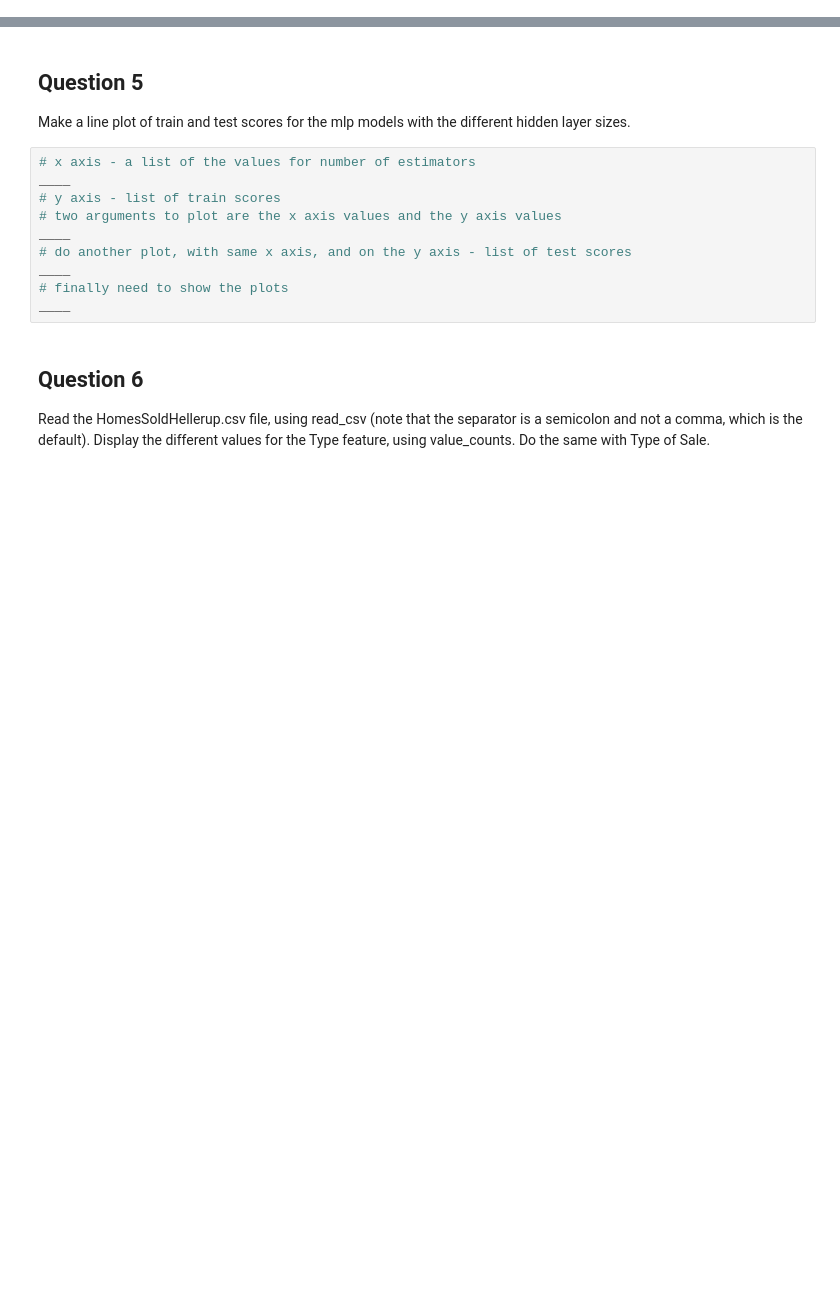
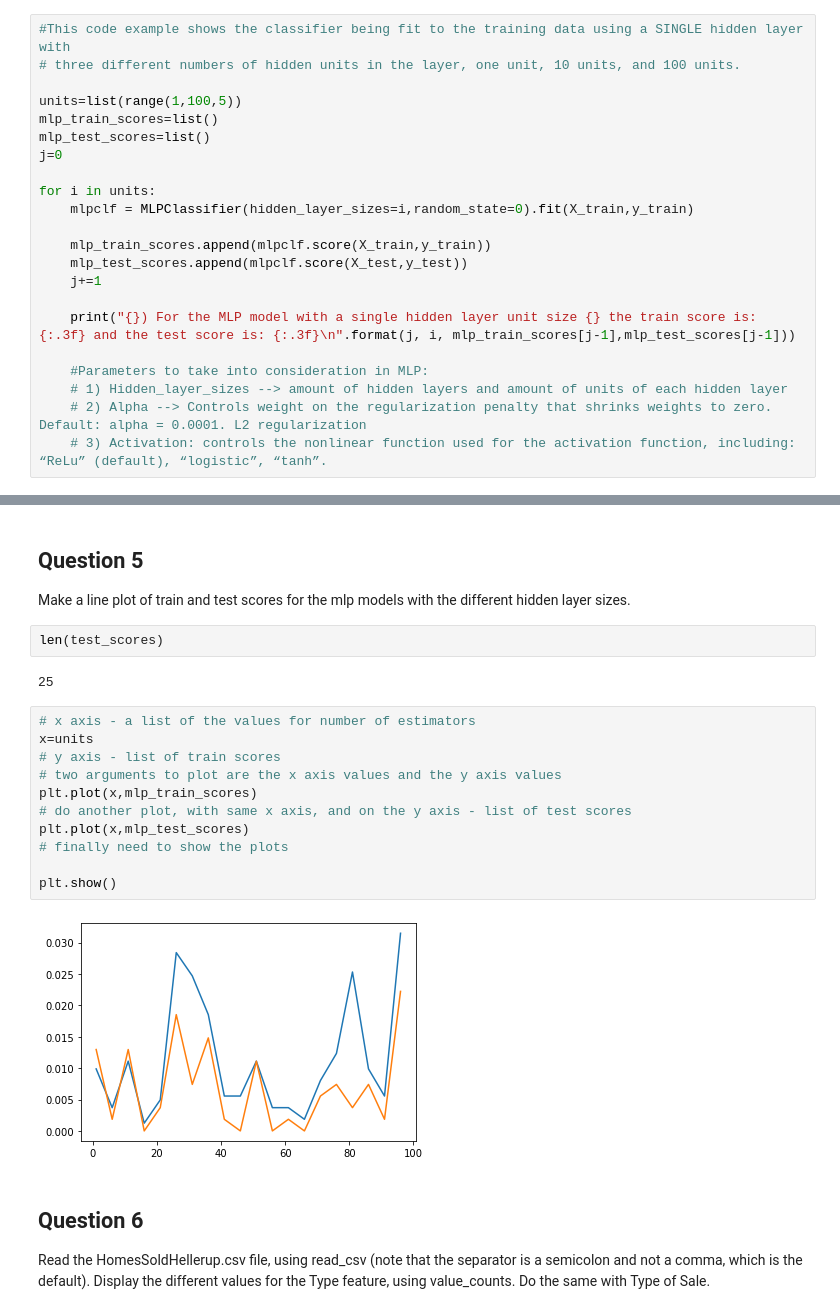
Before and after one commit to FontanaPedro/DBA_coding_exercises, a Jupyter notebook: Pedro/4. Lab4BDA2023.ipynb, the cells around one changed output, grey strips where cells are left out. Saved outputs shown, nothing was run; the diff lists cells and outputs as text; blank space fills up the shorter version.

```diff
--- a/Pedro/4. Lab4BDA2023.ipynb
+++ b/Pedro/4. Lab4BDA2023.ipynb
@@ -132,3 +144,25 @@ plt.show()
 # %% [markdown]
 <h2>Question 4</h2>
 Now try mlp models with different values for the hidden layer size. Try with a single hidden layer, with sizes ranging from 1 to 100, incremented by 5. (Use the MLP parameter, hidden_layer_sizes, which takes a value as a tuple -- for a single hidden layer, just one value in parenthesis.) Save the train and test scores in two lists, and print the results, sorted by test score.
+# %%
+#This code example shows the classifier being fit to the training data using a SINGLE hidden layer with
+# three different numbers of hidden units in the layer, one unit, 10 units, and 100 units.
+
+units=list(range(1,100,5))
+mlp_train_scores=list()
+mlp_test_scores=list()
+j=0
+
+for i in units:
+    mlpclf = MLPClassifier(hidden_layer_sizes=i,random_state=0).fit(X_train,y_train)
+
+    mlp_train_scores.append(mlpclf.score(X_train,y_train))
+    mlp_test_scores.append(mlpclf.score(X_test,y_test))
+    j+=1
+
+    print("{}) For the MLP model with a single hidden layer unit size {} the train score is: {:.3f} and the test score is: {:.3f}\n".format(j, i, mlp_train_scores[j-1],mlp_test_scores[j-1]))
+
+    #Parameters to take into consideration in MLP:
+    # 1) Hidden_layer_sizes --> amount of hidden layers and amount of units of each hidden layer
+    # 2) Alpha --> Controls weight on the regularization penalty that shrinks weights to zero. Default: alpha = 0.0001. L2 regularization
+    # 3) Activation: controls the nonlinear function used for the activation function, including: “ReLu” (default), “logistic”, “tanh”.
@@ -135,16 +187,23 @@ Now try mlp models with different values for the hidden layer size. Try with a s
 # %% [markdown]
 <h2>Question 5</h2>
 Make a line plot of train and test scores for the mlp models with the different hidden layer sizes.
+# %%
+len(test_scores)
+# %% [output]
+25
 # %%
 # x axis - a list of the values for number of estimators
-____
+x=units
 # y axis - list of train scores
 # two arguments to plot are the x axis values and the y axis values
-____
+plt.plot(x,mlp_train_scores)
 # do another plot, with same x axis, and on the y axis - list of test scores
-____
+plt.plot(x,mlp_test_scores)
 # finally need to show the plots
-____
+
+plt.show()
+# %% [output]
+[figure, added]
 # %% [markdown]
 <h2>Question 6</h2>
 Read the HomesSoldHellerup.csv file, using read_csv (note that the separator is a semicolon and not a comma, which is the default). Display the different values for the Type feature, using value_counts. Do the same with Type of Sale.
```
Also changed, not shown: parts of 17 cells of this notebook, 3 other files.
